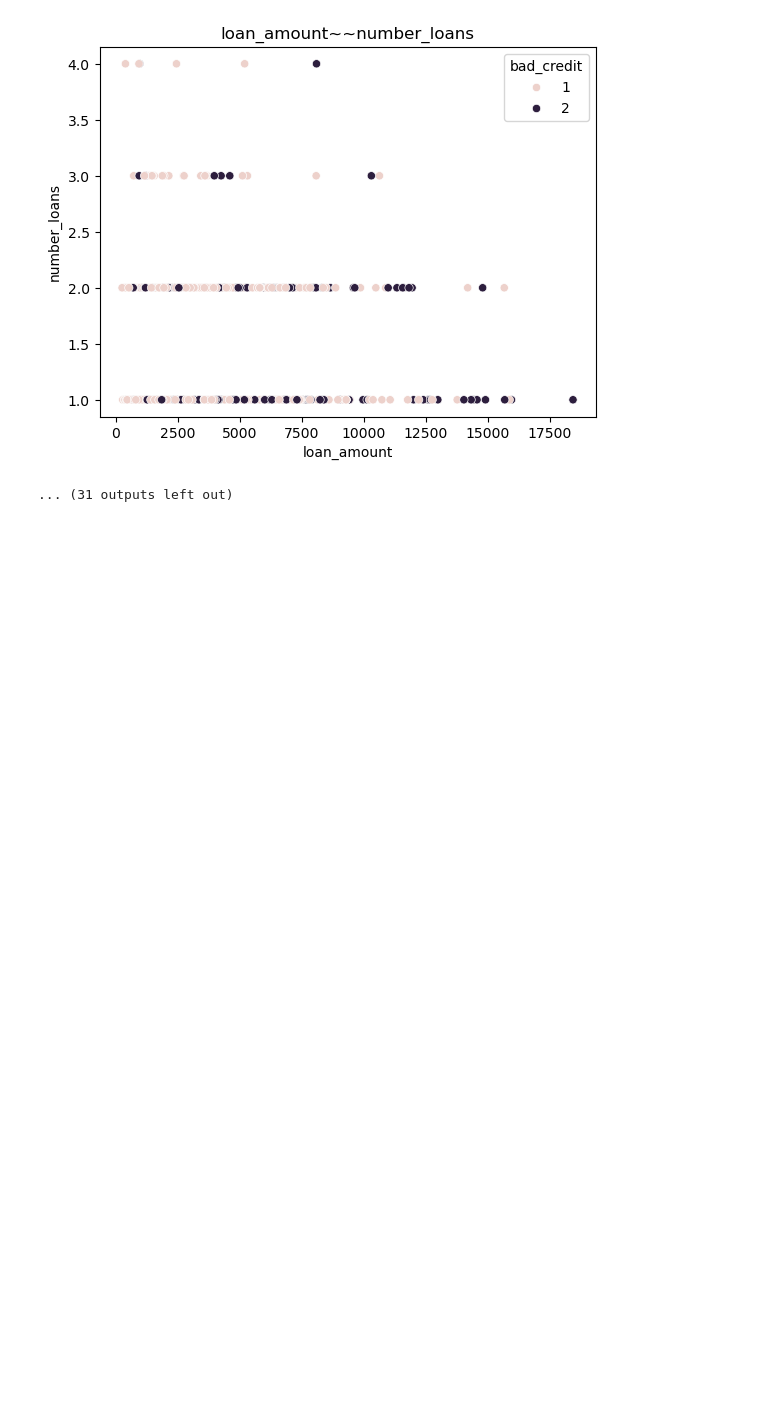
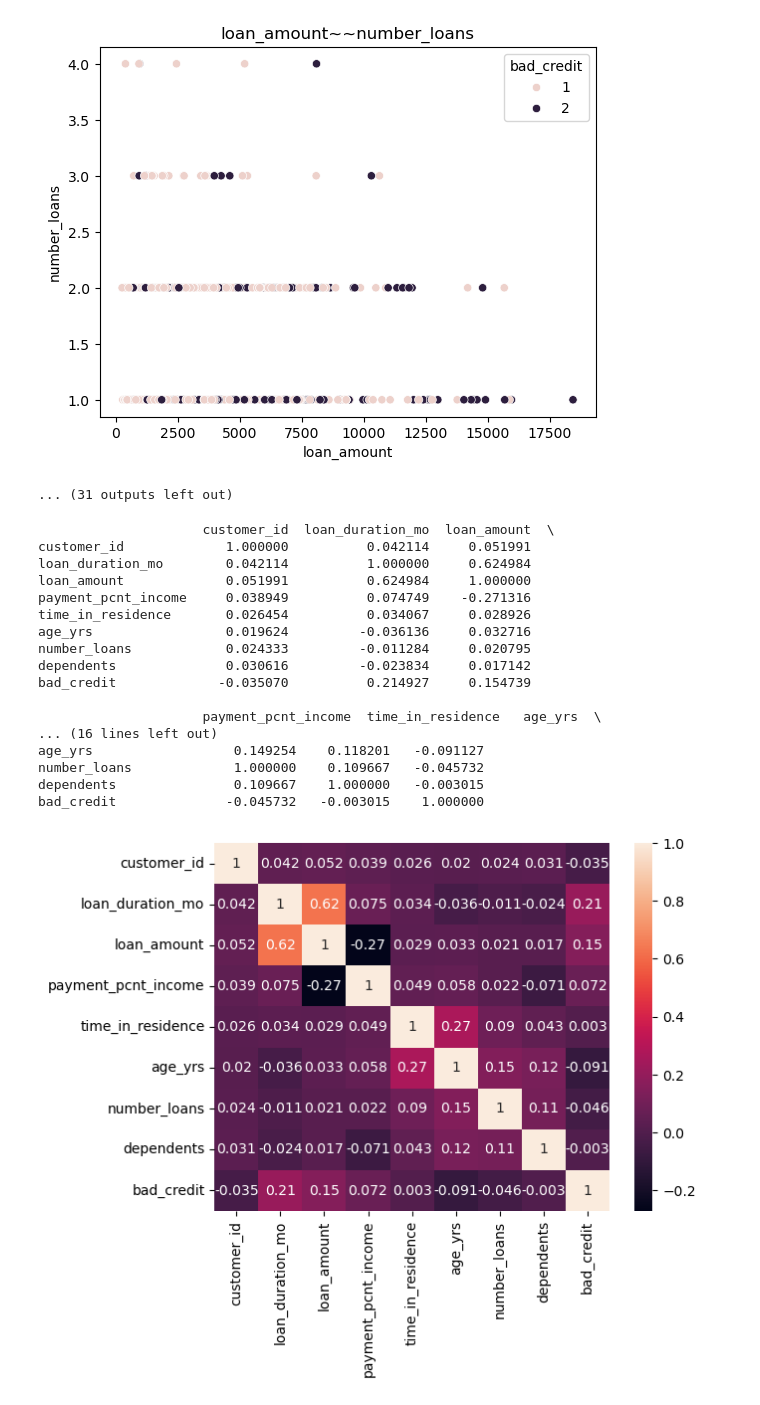
Before and after one commit to a0916065882/James, a Jupyter notebook: lesson25/lesson25_1.ipynb, the cells around one changed output. Saved outputs shown, nothing was run; the diff lists cells and outputs as text; code cells hidden in the pictures; blank space fills up the shorter version.

```diff
--- a/lesson25/lesson25_1.ipynb
+++ b/lesson25/lesson25_1.ipynb
@@ -232,3 +232,30 @@ for i in list3:
 [figure]
 [figure]
 ... (31 outputs left out)
+# %%
+print(credit2[list3].corr())
+corr1=credit2[list3].corr()
+import seaborn as sns
+sns.heatmap(corr1,annot=True)
+plt.savefig('corr.png')
+plt.show()
+corr1.to_html('corr.html')
+# %% [output]
+                     customer_id  loan_duration_mo  loan_amount  \
+customer_id             1.000000          0.042114     0.051991
+loan_duration_mo        0.042114          1.000000     0.624984
+loan_amount             0.051991          0.624984     1.000000
+payment_pcnt_income     0.038949          0.074749    -0.271316
+time_in_residence       0.026454          0.034067     0.028926
+age_yrs                 0.019624         -0.036136     0.032716
+number_loans            0.024333         -0.011284     0.020795
+dependents              0.030616         -0.023834     0.017142
+bad_credit             -0.035070          0.214927     0.154739
+
+                     payment_pcnt_income  time_in_residence   age_yrs  \
+... (16 lines left out)
+age_yrs                  0.149254    0.118201   -0.091127
+number_loans             1.000000    0.109667   -0.045732
+dependents               0.109667    1.000000   -0.003015
+bad_credit              -0.045732   -0.003015    1.000000
+[figure, added]
```
Also changed, not shown: parts of 2 cells of this notebook, 3 other files.
